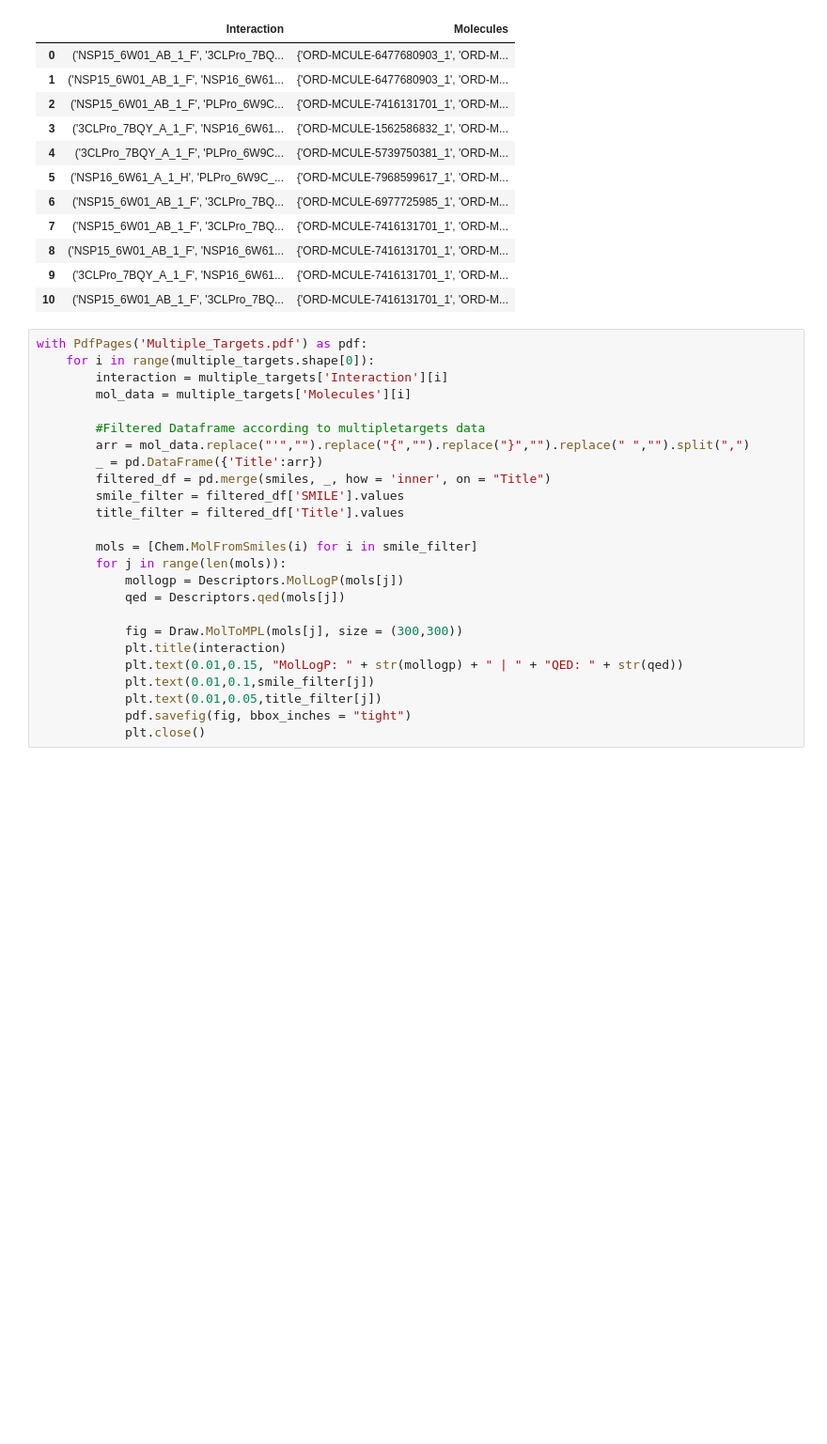
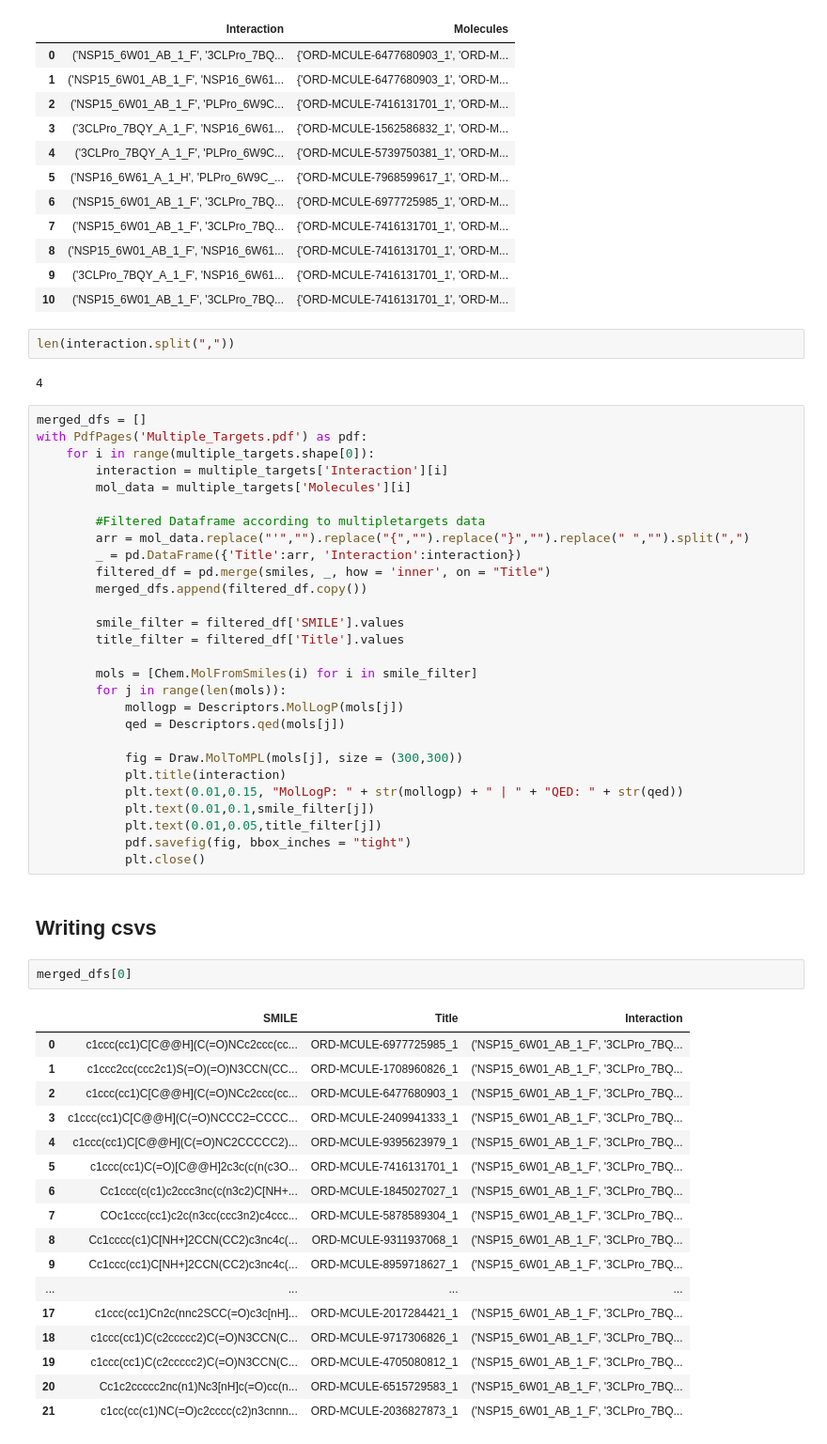
Before and after one commit to njchoma/DGAPN, a Jupyter notebook: IDR/IDR_Visualizations.ipynb, the cells around one changed output. Shown at 94% size. Drawn from its saved outputs; the diff is of its cells as text; blank space fills up the shorter version.

```diff
--- a/IDR/IDR_Visualizations.ipynb
+++ b/IDR/IDR_Visualizations.ipynb
@@ -144,7 +163,12 @@ multiple_targets
 | 8 | ('NSP15_6W01_AB_1_F', 'NSP16_6W61... | {'ORD-MCULE-7416131701_1', 'ORD-M... |
 | 9 | ('3CLPro_7BQY_A_1_F', 'NSP16_6W61... | {'ORD-MCULE-7416131701_1', 'ORD-M... |
 | 10 | ('NSP15_6W01_AB_1_F', '3CLPro_7BQ... | {'ORD-MCULE-7416131701_1', 'ORD-M... |
+# %%
+len(interaction.split(","))
+# %% [output]
+4
 # %%
+merged_dfs = []
 with PdfPages('Multiple_Targets.pdf') as pdf:
     for i in range(multiple_targets.shape[0]):
         interaction = multiple_targets['Interaction'][i]
@@ -152,8 +176,10 @@ with PdfPages('Multiple_Targets.pdf') as pdf:
 
         #Filtered Dataframe according to multipletargets data
         arr = mol_data.replace("'","").replace("{","").replace("}","").replace(" ","").split(",")
-        _ = pd.DataFrame({'Title':arr})
+        _ = pd.DataFrame({'Title':arr, 'Interaction':interaction})
         filtered_df = pd.merge(smiles, _, how = 'inner', on = "Title")
+        merged_dfs.append(filtered_df.copy())
+
         smile_filter = filtered_df['SMILE'].values
         title_filter = filtered_df['Title'].values
 
@@ -169,3 +195,25 @@ with PdfPages('Multiple_Targets.pdf') as pdf:
             plt.text(0.01,0.05,title_filter[j])
             pdf.savefig(fig, bbox_inches = "tight")
             plt.close()
+# %% [markdown]
+## Writing csvs
+# %%
+merged_dfs[0]
+# %% [output]
+|  | SMILE | Title | Interaction |
+| 0 | c1ccc(cc1)C[C@@H](C(=O)NCc2ccc(cc... | ORD-MCULE-6977725985_1 | ('NSP15_6W01_AB_1_F', '3CLPro_7BQ... |
+| 1 | c1ccc2cc(ccc2c1)S(=O)(=O)N3CCN(CC... | ORD-MCULE-1708960826_1 | ('NSP15_6W01_AB_1_F', '3CLPro_7BQ... |
+| 2 | c1ccc(cc1)C[C@@H](C(=O)NCc2ccc(cc... | ORD-MCULE-6477680903_1 | ('NSP15_6W01_AB_1_F', '3CLPro_7BQ... |
+| 3 | c1ccc(cc1)C[C@@H](C(=O)NCCC2=CCCC... | ORD-MCULE-2409941333_1 | ('NSP15_6W01_AB_1_F', '3CLPro_7BQ... |
+| 4 | c1ccc(cc1)C[C@@H](C(=O)NC2CCCCC2)... | ORD-MCULE-9395623979_1 | ('NSP15_6W01_AB_1_F', '3CLPro_7BQ... |
+| 5 | c1ccc(cc1)C(=O)[C@@H]2c3c(c(n(c3O... | ORD-MCULE-7416131701_1 | ('NSP15_6W01_AB_1_F', '3CLPro_7BQ... |
+| 6 | Cc1ccc(c(c1)c2ccc3nc(c(n3c2)C[NH+... | ORD-MCULE-1845027027_1 | ('NSP15_6W01_AB_1_F', '3CLPro_7BQ... |
+| 7 | COc1ccc(cc1)c2c(n3cc(ccc3n2)c4ccc... | ORD-MCULE-5878589304_1 | ('NSP15_6W01_AB_1_F', '3CLPro_7BQ... |
+| 8 | Cc1cccc(c1)C[NH+]2CCN(CC2)c3nc4c(... | ORD-MCULE-9311937068_1 | ('NSP15_6W01_AB_1_F', '3CLPro_7BQ... |
+| 9 | Cc1ccc(cc1)C[NH+]2CCN(CC2)c3nc4c(... | ORD-MCULE-8959718627_1 | ('NSP15_6W01_AB_1_F', '3CLPro_7BQ... |
+| ... | ... | ... | ... |
+| 17 | c1ccc(cc1)Cn2c(nnc2SCC(=O)c3c[nH]... | ORD-MCULE-2017284421_1 | ('NSP15_6W01_AB_1_F', '3CLPro_7BQ... |
+| 18 | c1ccc(cc1)C(c2ccccc2)C(=O)N3CCN(C... | ORD-MCULE-9717306826_1 | ('NSP15_6W01_AB_1_F', '3CLPro_7BQ... |
+| 19 | c1ccc(cc1)C(c2ccccc2)C(=O)N3CCN(C... | ORD-MCULE-4705080812_1 | ('NSP15_6W01_AB_1_F', '3CLPro_7BQ... |
+| 20 | Cc1c2ccccc2nc(n1)Nc3[nH]c(=O)cc(n... | ORD-MCULE-6515729583_1 | ('NSP15_6W01_AB_1_F', '3CLPro_7BQ... |
+| 21 | c1cc(cc(c1)NC(=O)c2cccc(c2)n3cnnn... | ORD-MCULE-2036827873_1 | ('NSP15_6W01_AB_1_F', '3CLPro_7BQ... |
```
Also changed, not shown: parts of 8 cells of this notebook, 11 other files.
